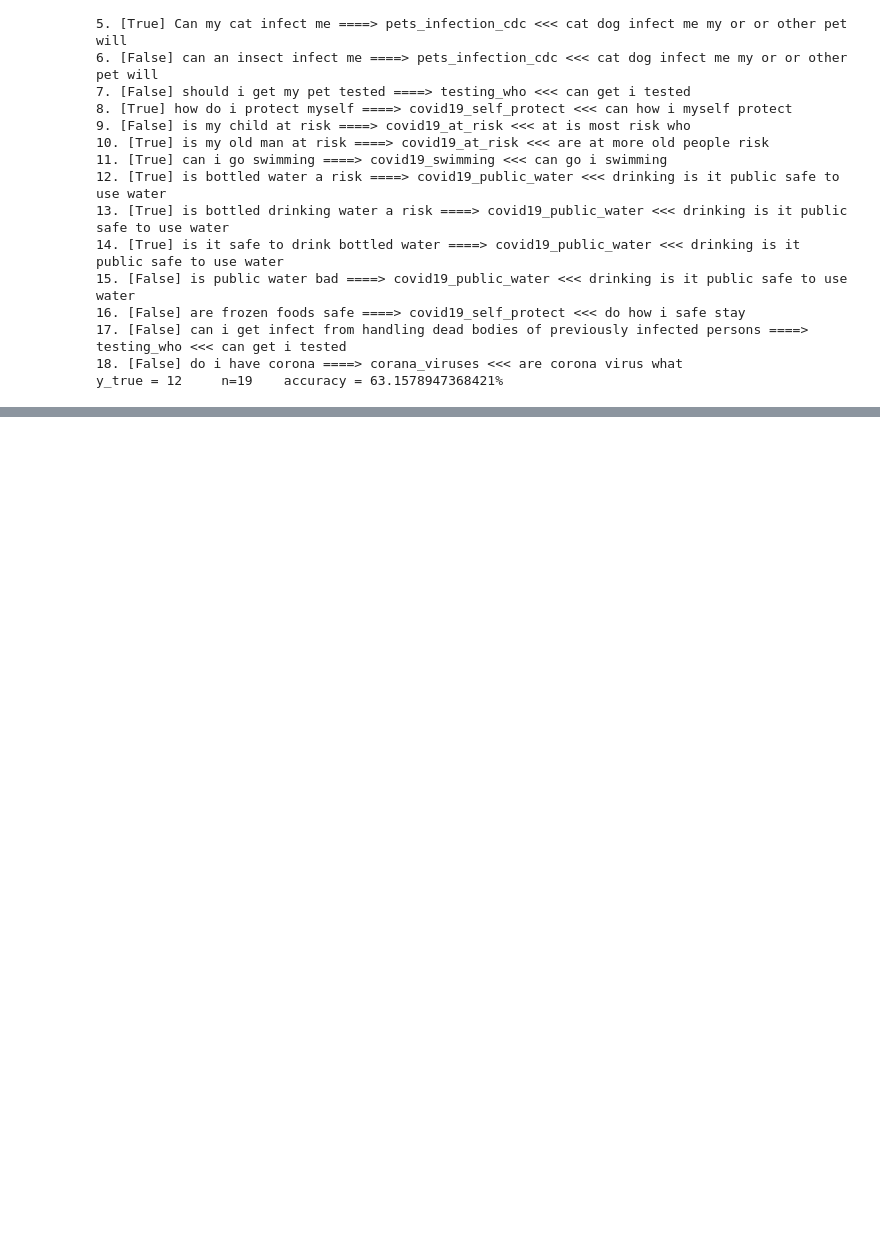
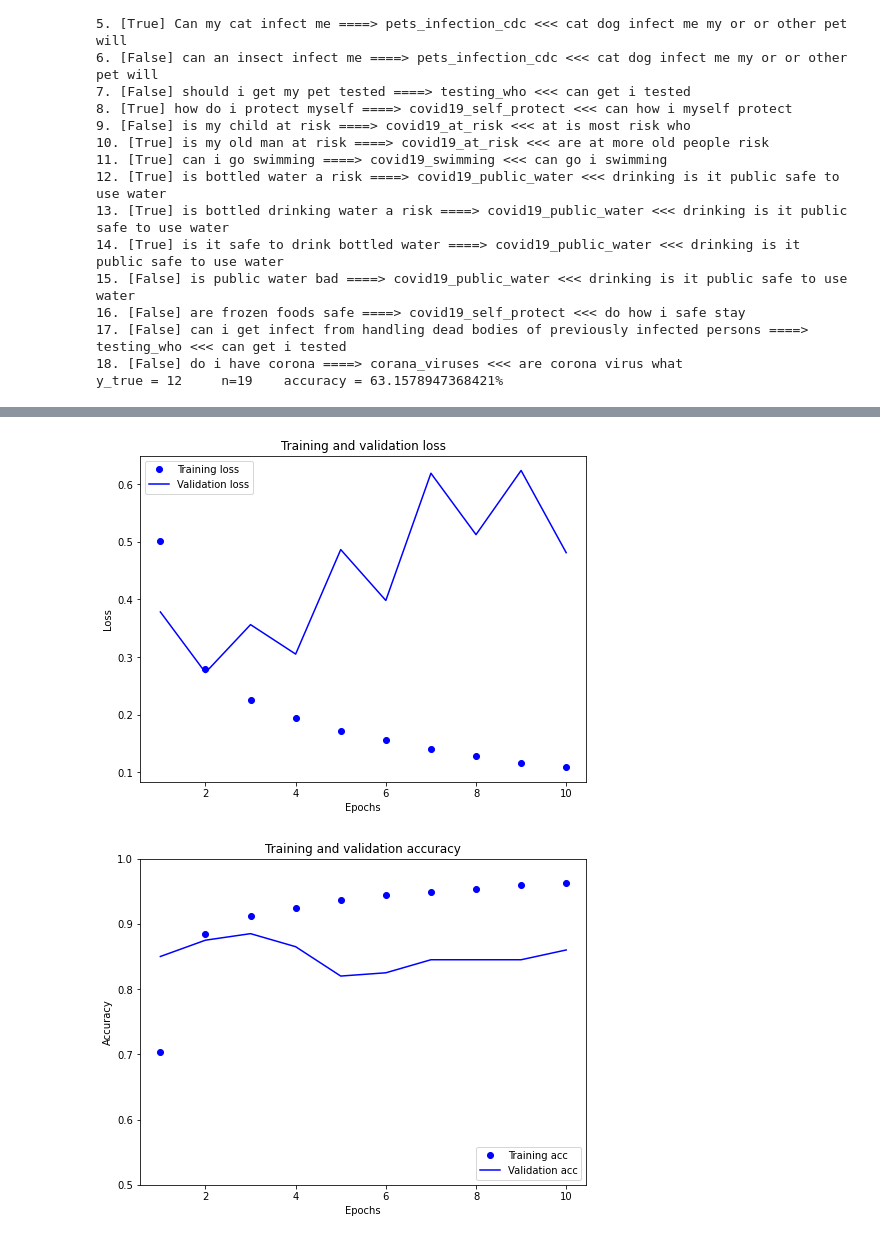
Before and after one commit to bilha-analytics/es_services, a Jupyter notebook: chat_bot_2/notebooks/eda_data_sources.ipynb, the cells around one changed output, grey strips where cells are left out. Drawn from its saved outputs; the diff is of its cells as text; code cells hidden in the pictures; blank space fills up the shorter version.

```diff
--- a/chat_bot_2/notebooks/eda_data_sources.ipynb
+++ b/chat_bot_2/notebooks/eda_data_sources.ipynb
@@ -625,0 +690,11 @@ y_true = 12     n=19    accuracy = 63.1578947368421%
+# %%
+## A continuous bag of words style model and sentiment analysise p(x) is positive output layer
+embedding_dim = 16
+model2 = keras.Sequential([
+    keras.layers.Embedding( encoder.vocab_size, embedding_dim), ## encode the words
+    keras.layers.GlobalAveragePooling1D(), #pool down
+    keras.layers.Dense(16, activation='relu'), # learn
+    keras.layers.Dense(1) #sigmoid p(positive)
+])
+
+model2.summary()
@@ -625,0 +718,7 @@ y_true = 12     n=19    accuracy = 63.1578947368421%
+# %%
+## compile and train the model
+model2.compile( optimizer='adam',
+              loss = tf.keras.losses.BinaryCrossentropy(from_logits=True),
+              metrics=['accuracy'])
+
+historty = model2.fit( train_batch, epochs=10, validation_data=test_batch, validation_steps=20)
@@ -625,0 +757,31 @@ y_true = 12     n=19    accuracy = 63.1578947368421%
+# %%
+## plot it
+h_dict = historty.history
+acc = h_dict['accuracy']
+v_acc = h_dict['val_accuracy']
+los = h_dict['loss']
+v_los = h_dict['val_loss']
+
+epochs = range(1, len(acc)+1 )
+
+plt.figure(figsize=(8,6))
+plt.plot(epochs, los, 'bo', label='Training loss')
+plt.plot(epochs, v_los, 'b', label='Validation loss')
+plt.title('Training and validation loss')
+plt.xlabel('Epochs')
+plt.ylabel('Loss')
+plt.legend()
+plt.show()
+
+plt.figure(figsize=(8, 6))
+plt.plot(epochs, acc, 'bo', label='Training acc')
+plt.plot(epochs, v_acc, 'b', label='Validation acc')
+plt.title('Training and validation accuracy')
+plt.xlabel('Epochs')
+plt.ylabel('Accuracy')
+plt.legend(loc='lower right')
+plt.ylim((0.5,1))
+plt.show()
+# %% [output]
+[figure, added]
+[figure, added]
```
Also changed, not shown: parts of 11 cells of this notebook, 4 other files.
